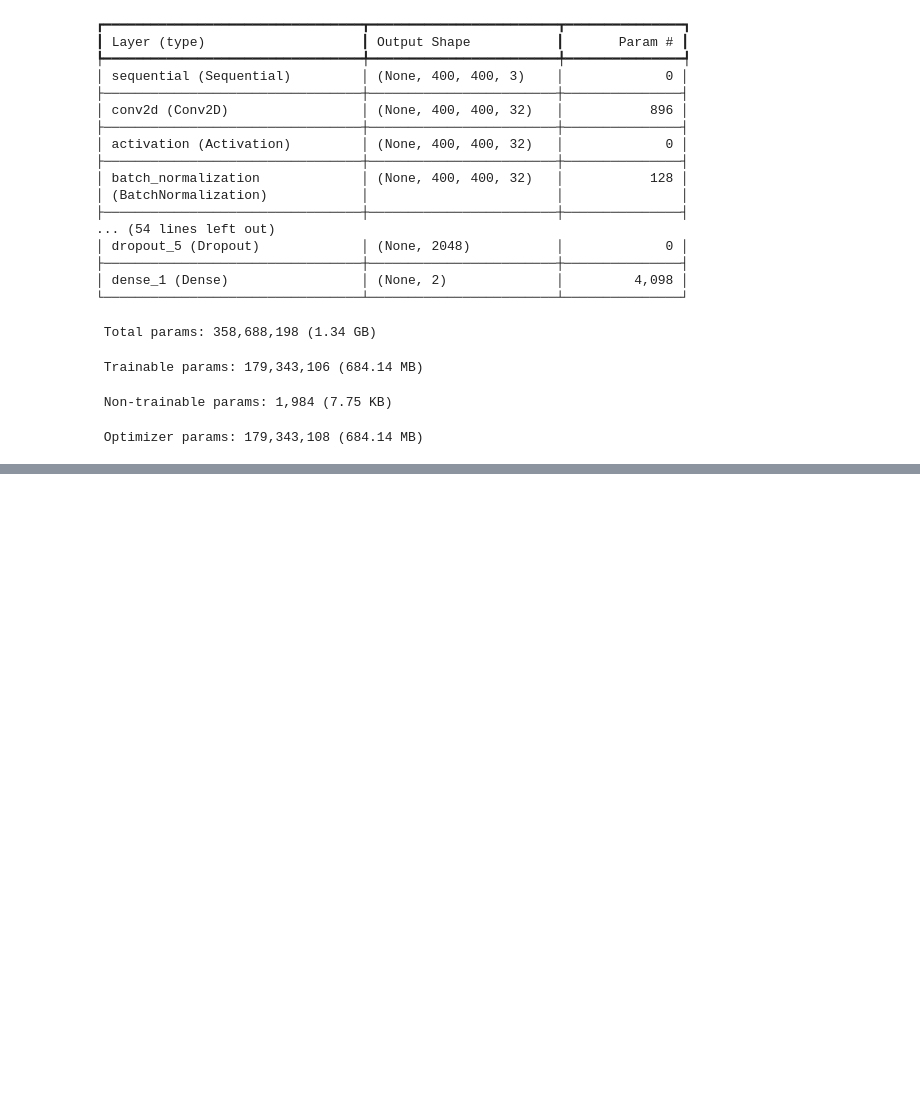
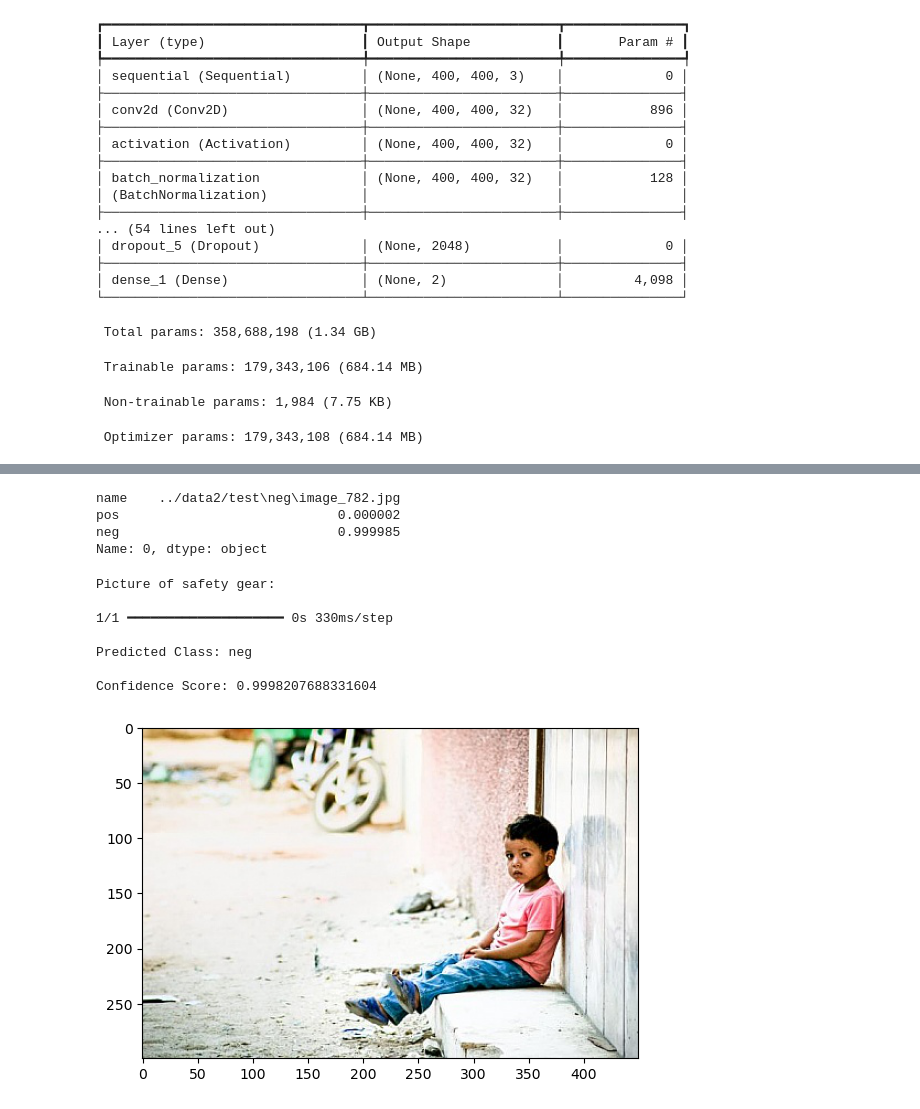
Before and after one commit to alfredoh90/Capstone3, a Jupyter notebook: Notebooks/validation.ipynb, the cells around one changed output, grey strips where cells are left out. Drawn from its saved outputs; the diff is of its cells as text; code cells hidden in the pictures; blank space fills up the shorter version.

```diff
--- a/Notebooks/validation.ipynb
+++ b/Notebooks/validation.ipynb
@@ -199,0 +206,18 @@ Confidence Score: 0.9998044967651367
+# %%
+df_results.iloc[0]
+# %% [output]
+name    ../data2/test\neg\image_782.jpg
+pos                            0.000002
+neg                            0.999985
+Name: 0, dtype: object
+# %%
+pred_image('neg/image_782.jpg')
+# %% [output]
+Picture of safety gear:
+
+1/1 ━━━━━━━━━━━━━━━━━━━━ 0s 330ms/step
+
+Predicted Class: neg
+
+Confidence Score: 0.9998207688331604
+[figure, added]
```
Also changed, not shown: parts of 30 cells of this notebook, 1 other file.
